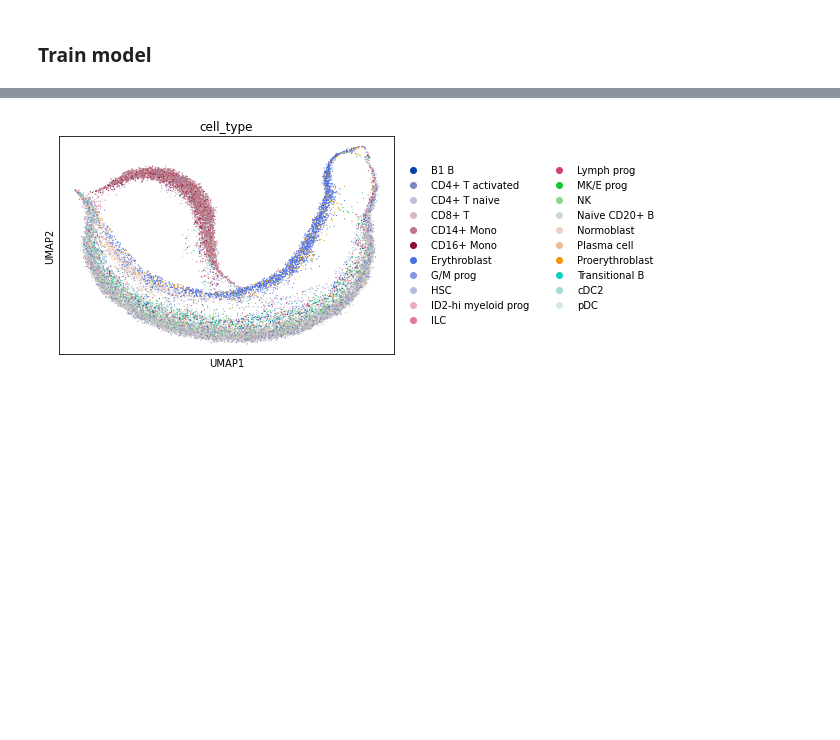
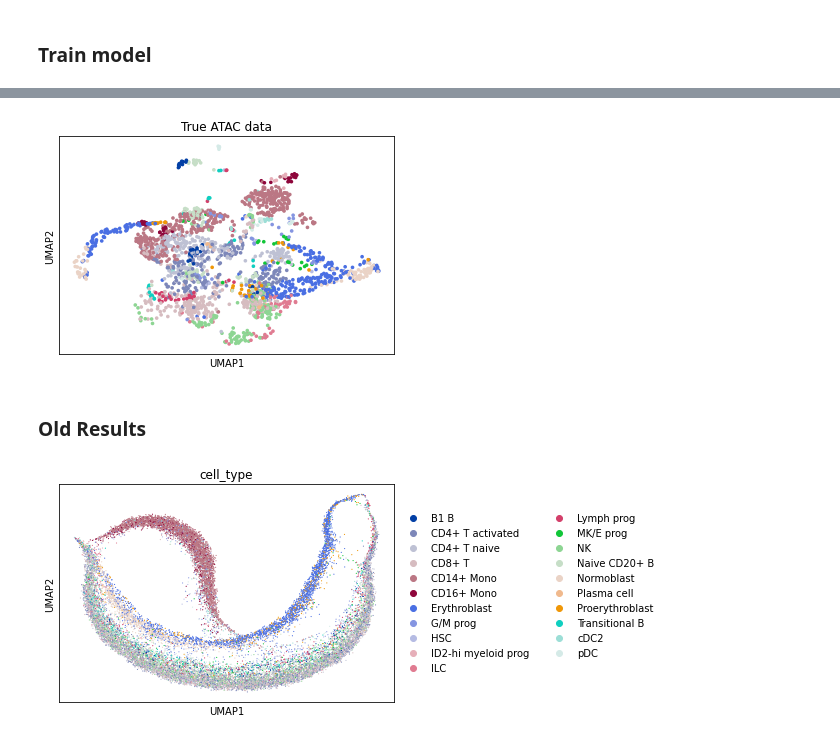
Before and after one commit to yhr91/cs236_opsca, a Jupyter notebook: notebooks/VAE-Analysis.ipynb, the cells around one changed output, grey strips where cells are left out. Saved outputs shown, nothing was run; the diff lists cells and outputs as text; code cells hidden in the pictures; blank space fills up the shorter version.

```diff
--- a/notebooks/VAE-Analysis.ipynb
+++ b/notebooks/VAE-Analysis.ipynb
@@ -287,3 +283,10 @@ sc.pp.neighbors(true_adata)
+# %%
+#sc.tl.umap(true_adata)
+sc.pl.umap(true_adata, color=['cell_type'], title='True ATAC data', legend_loc=None)
+# %% [output]
+[figure, added]
+# %% [markdown]
+### Old Results
 # %%
 sc.tl.umap(pred_adata)
 sc.pl.umap(pred_adata, color=['cell_type'])
```
Also changed, not shown: parts of 18 cells of this notebook.
